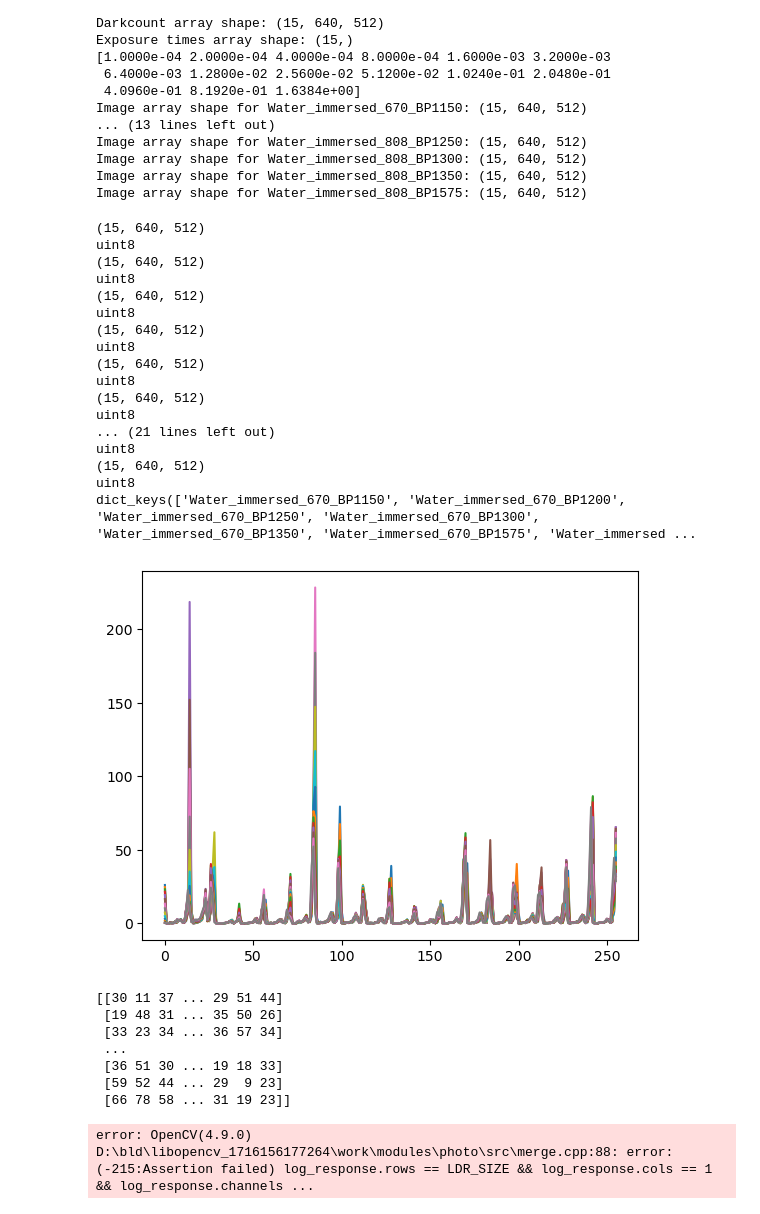
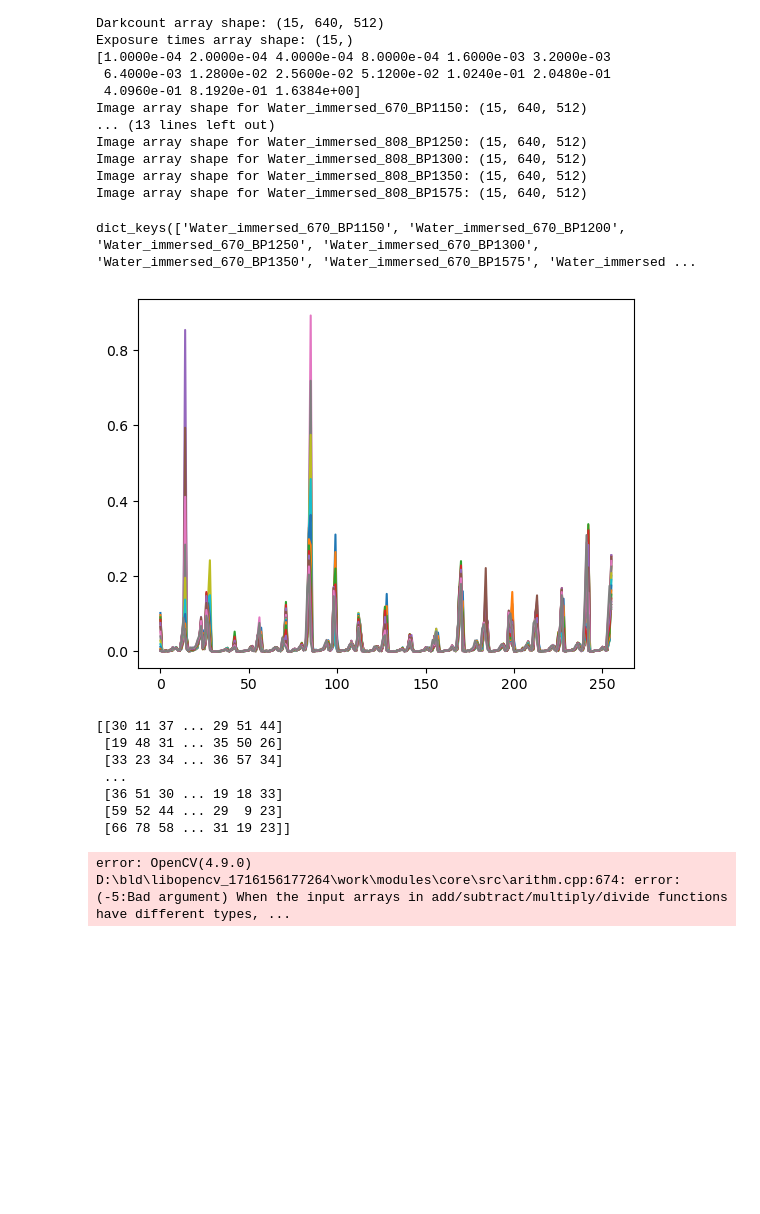
Before and after one commit to amishp42/SWIR_HDR, a Jupyter notebook: notebooks/240530_AP_HDR/240530_chips_HDR.ipynb, the cells around one changed output. Drawn from its saved outputs; the diff is of its cells as text; code cells hidden in the pictures; blank space fills up the shorter version.

Commit message:
response curves plotted in 240530_AP_HDR

```diff
--- a/notebooks/240530_AP_HDR/240530_chips_HDR.ipynb
+++ b/notebooks/240530_AP_HDR/240530_chips_HDR.ipynb
@@ -104,67 +104,52 @@ Image array shape for Water_immersed_808_BP1575: (15, 640, 512)
 
 #for key in image_arrays.keys():
 #    image_data = image_arrays[key].astype(np.uint8)
     #Align images between exposures by converting to median threshold bitmaps
 
 #    alignMTB = cv2.createAlignMTB()
 #    alignMTB.process(image_data, exposure_times)
 
 #Define camera response function
 responseDebevec = np.array([])
 for key in image_arrays.keys():
     images = image_arrays[key].astype(np.uint8)
-    print(images.shape)
-    print(images.dtype)
+
     #greyimage = []
     #for image in images:
     #    print( image.shape)
     #    image = image.astype(np.uint16)#cv2.cvtColor(image, cv2.COLOR_BGR2GRAY)
     #    greyimage.append(image)
     #cv2.imshow('image', image)
 
     calibrateDebevec = cv2.createCalibrateDebevec()
     responseDebevec = np.append(responseDebevec, calibrateDebevec.process(images,exposure_times.astype(np.float32)))
 print (image_arrays.keys())
 responseDebevec = np.reshape(responseDebevec, [256,len(image_arrays.keys())])
 #Plot camera response function
 
 c = 0
 for key in image_arrays.keys():
-    plt.plot(np.arange(256), responseDebevec[:,c])
+    plt.plot(np.arange(256), responseDebevec[:,c]/256)
     c = c+1
 # %% [output]
-(15, 640, 512)
-uint8
-(15, 640, 512)
-uint8
-(15, 640, 512)
-uint8
-(15, 640, 512)
-uint8
-(15, 640, 512)
-uint8
-(15, 640, 512)
-uint8
-... (21 lines left out)
-uint8
-(15, 640, 512)
-uint8
 dict_keys(['Water_immersed_670_BP1150', 'Water_immersed_670_BP1200', 'Water_immersed_670_BP1250', 'Water_immersed_670_BP1300', 'Water_immersed_670_BP1350', 'Water_immersed_670_BP1575', 'Water_immersed ...
-[figure, old version]
+[figure, new version]
 # %%
 #Merge images with image fusion
 
 HDRimages = {}
+c=0
 for key in image_arrays.keys():
     images = image_arrays[key].astype(np.uint8)
     print(images[0,:,:])
     merge_debevec = cv2.createMergeDebevec() #creates a MergeDebevec object
-    hdr_debevec = merge_debevec.process(images, exposure_times.astype(np.float32), responseDebevec) #Process this object with darkcount_array, exposure_times, and image_arrays
+    hdr_debevec = merge_debevec.process(images, exposure_times.astype(np.float32), responseDebevec[:,c]) #Process this object with darkcount_array, exposure_times, and image_arrays
     hdr_debevec = np.clip(hdr_debevec, 0, 1)  #limit values of hdr_debevec to be between 0 and 1
 
     #Display images
     plt.imshow(hdr_debevec)
     HDRimages = np.append(HDRimages, hdr_debevec)
+    c = c+1
 # %% [output]
 [[30 11 37 ... 29 51 44]
  [19 48 31 ... 35 50 26]
@@ -173,7 +158,7 @@ for key in image_arrays.keys():
  [36 51 30 ... 19 18 33]
  [59 52 44 ... 29  9 23]
  [66 78 58 ... 31 19 23]]
-error: OpenCV(4.9.0) D:\bld\libopencv_1716156177264\work\modules\photo\src\merge.cpp:88: error: (-215:Assertion failed) log_response.rows == LDR_SIZE && log_response.cols == 1 && log_response.channels ...
+error: OpenCV(4.9.0) D:\bld\libopencv_1716156177264\work\modules\core\src\arithm.cpp:674: error: (-5:Bad argument) When the input arrays in add/subtract/multiply/divide functions have different types, ...
 # %%
 #Tonemapping
 tonemap = cv2.createTonemapDurand(1.5,4,1.0,1,1)
```
